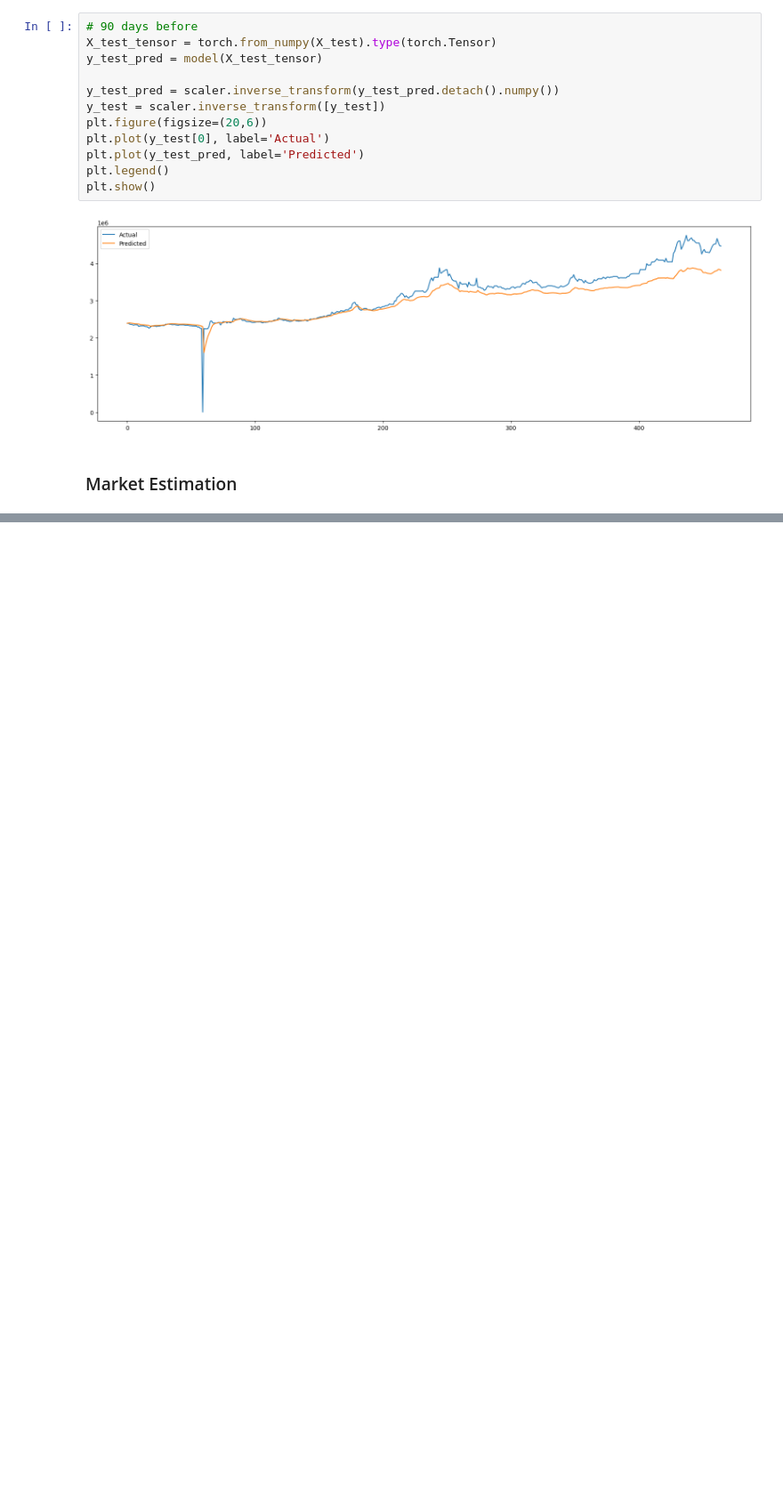
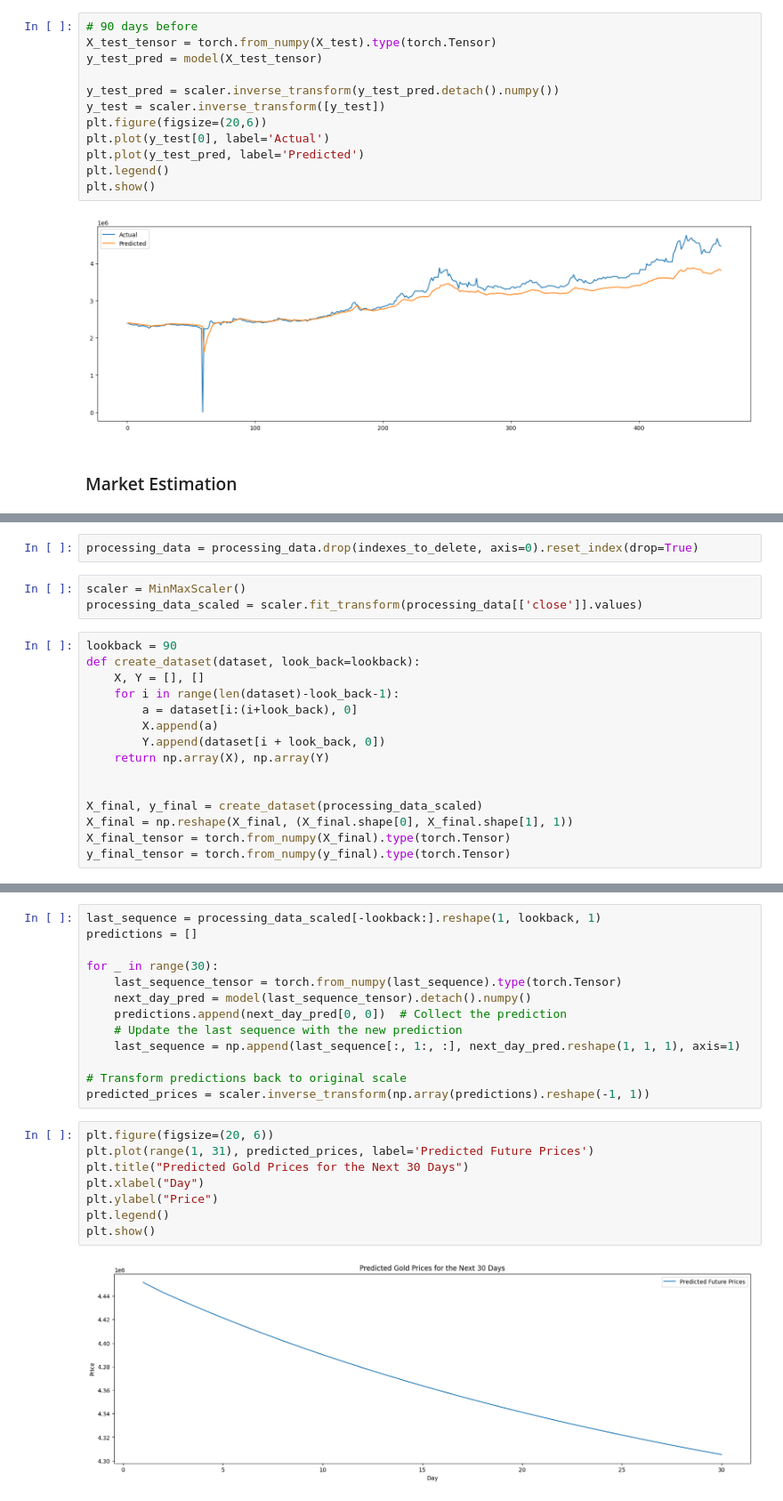
Before and after one commit to houmanhaghi/Gold3nMind, a Jupyter notebook: gold3n_mind.ipynb, the cells around one changed output, grey strips where cells are left out. Shown at 89% size. Drawn from its saved outputs; the diff is of its cells as text; blank space fills up the shorter version.

```diff
--- a/gold3n_mind.ipynb
+++ b/gold3n_mind.ipynb
@@ -234,0 +347,20 @@ plt.show()
+# %%
+processing_data = processing_data.drop(indexes_to_delete, axis=0).reset_index(drop=True)
+# %%
+scaler = MinMaxScaler()
+processing_data_scaled = scaler.fit_transform(processing_data[['close']].values)
+# %%
+lookback = 90
+def create_dataset(dataset, look_back=lookback):
+    X, Y = [], []
+    for i in range(len(dataset)-look_back-1):
+        a = dataset[i:(i+look_back), 0]
+        X.append(a)
+        Y.append(dataset[i + look_back, 0])
+    return np.array(X), np.array(Y)
+
+
+X_final, y_final = create_dataset(processing_data_scaled)
+X_final = np.reshape(X_final, (X_final.shape[0], X_final.shape[1], 1))
+X_final_tensor = torch.from_numpy(X_final).type(torch.Tensor)
+y_final_tensor = torch.from_numpy(y_final).type(torch.Tensor)
@@ -234,0 +400,23 @@ plt.show()
+# %%
+last_sequence = processing_data_scaled[-lookback:].reshape(1, lookback, 1)
+predictions = []
+
+for _ in range(30):
+    last_sequence_tensor = torch.from_numpy(last_sequence).type(torch.Tensor)
+    next_day_pred = model(last_sequence_tensor).detach().numpy()
+    predictions.append(next_day_pred[0, 0])  # Collect the prediction
+    # Update the last sequence with the new prediction
+    last_sequence = np.append(last_sequence[:, 1:, :], next_day_pred.reshape(1, 1, 1), axis=1)
+
+# Transform predictions back to original scale
+predicted_prices = scaler.inverse_transform(np.array(predictions).reshape(-1, 1))
+# %%
+plt.figure(figsize=(20, 6))
+plt.plot(range(1, 31), predicted_prices, label='Predicted Future Prices')
+plt.title("Predicted Gold Prices for the Next 30 Days")
+plt.xlabel("Day")
+plt.ylabel("Price")
+plt.legend()
+plt.show()
+# %% [output]
+[figure, added]
```
Also changed, not shown: parts of 10 cells of this notebook.
